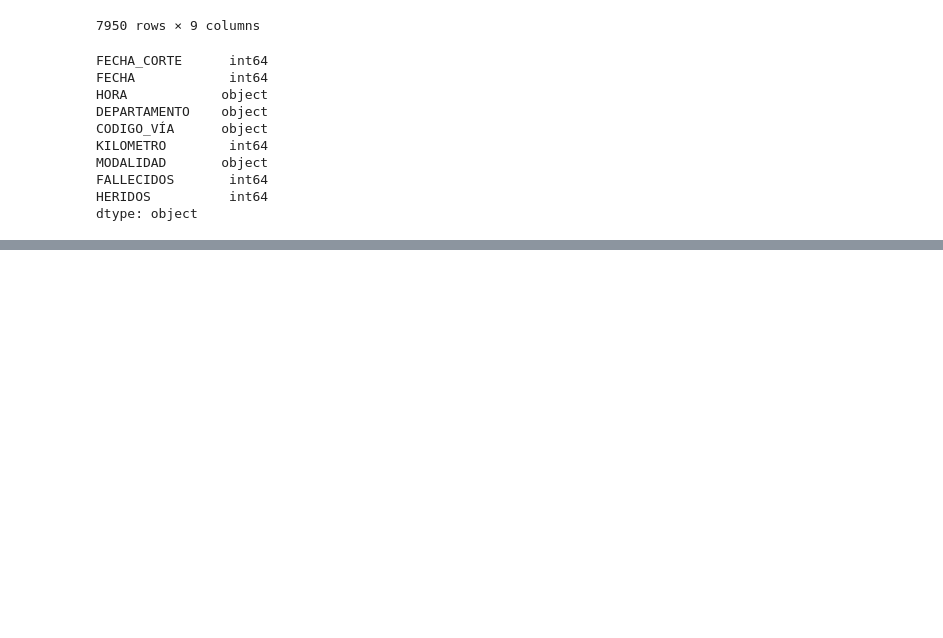
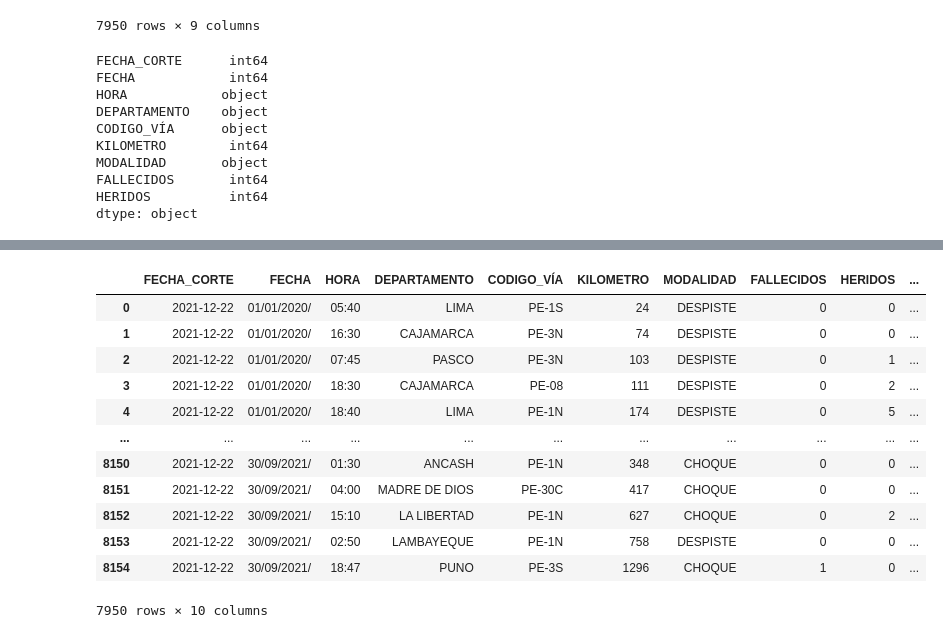
Before and after one commit to FernandoCallasaca/data_science_projects, a Jupyter notebook: Accidentes_de_tránsito_2020_2021.ipynb, the cells around one changed output, grey strips where cells are left out. Cells and saved outputs as stored; diff of their text form; code cells hidden in the pictures; blank space fills up the shorter version.

```diff
--- a/Accidentes_de_tránsito_2020_2021.ipynb
+++ b/Accidentes_de_tránsito_2020_2021.ipynb
@@ -216,0 +233,3 @@ dtype: object
+# %%
+df_2['FECHA'] = pd.to_datetime(df_2['FECHA'], format = '%Y%m%d')
+df_2['FECHA_CORTE'] = pd.to_datetime(df_2['FECHA_CORTE'], format = '%Y%m%d')
@@ -216,0 +252,4 @@ dtype: object
+# %%
+# La fecha lo convertimos a string para luego concatenar con la hora y crear
+# una fecha con hora del accidente general
+df_2['FECHA'] = df_2['FECHA'].dt.strftime('%d/%m/%Y/')
@@ -216,0 +272,18 @@ dtype: object
+# %%
+df_2['FECHA-ACCIDENTE'] = pd.to_datetime(df_2['FECHA']+df_2['HORA'], format = '%d/%m/%Y/%H:%M')
+# %%
+df_2
+# %% [output]
+|  | FECHA_CORTE | FECHA | HORA | DEPARTAMENTO | CODIGO_VÍA | KILOMETRO | MODALIDAD | FALLECIDOS | HERIDOS | ... |
+| 0 | 2021-12-22 | 01/01/2020/ | 05:40 | LIMA | PE-1S | 24 | DESPISTE | 0 | 0 | ... |
+| 1 | 2021-12-22 | 01/01/2020/ | 16:30 | CAJAMARCA | PE-3N | 74 | DESPISTE | 0 | 0 | ... |
+| 2 | 2021-12-22 | 01/01/2020/ | 07:45 | PASCO | PE-3N | 103 | DESPISTE | 0 | 1 | ... |
+| 3 | 2021-12-22 | 01/01/2020/ | 18:30 | CAJAMARCA | PE-08 | 111 | DESPISTE | 0 | 2 | ... |
+| 4 | 2021-12-22 | 01/01/2020/ | 18:40 | LIMA | PE-1N | 174 | DESPISTE | 0 | 5 | ... |
+| ... | ... | ... | ... | ... | ... | ... | ... | ... | ... | ... |
+| 8150 | 2021-12-22 | 30/09/2021/ | 01:30 | ANCASH | PE-1N | 348 | CHOQUE | 0 | 0 | ... |
+| 8151 | 2021-12-22 | 30/09/2021/ | 04:00 | MADRE DE DIOS | PE-30C | 417 | CHOQUE | 0 | 0 | ... |
+| 8152 | 2021-12-22 | 30/09/2021/ | 15:10 | LA LIBERTAD | PE-1N | 627 | CHOQUE | 0 | 2 | ... |
+| 8153 | 2021-12-22 | 30/09/2021/ | 02:50 | LAMBAYEQUE | PE-1N | 758 | DESPISTE | 0 | 0 | ... |
+| 8154 | 2021-12-22 | 30/09/2021/ | 18:47 | PUNO | PE-3S | 1296 | CHOQUE | 1 | 0 | ... |
+7950 rows × 10 columns
```
Also changed, not shown: parts of 25 cells of this notebook.
